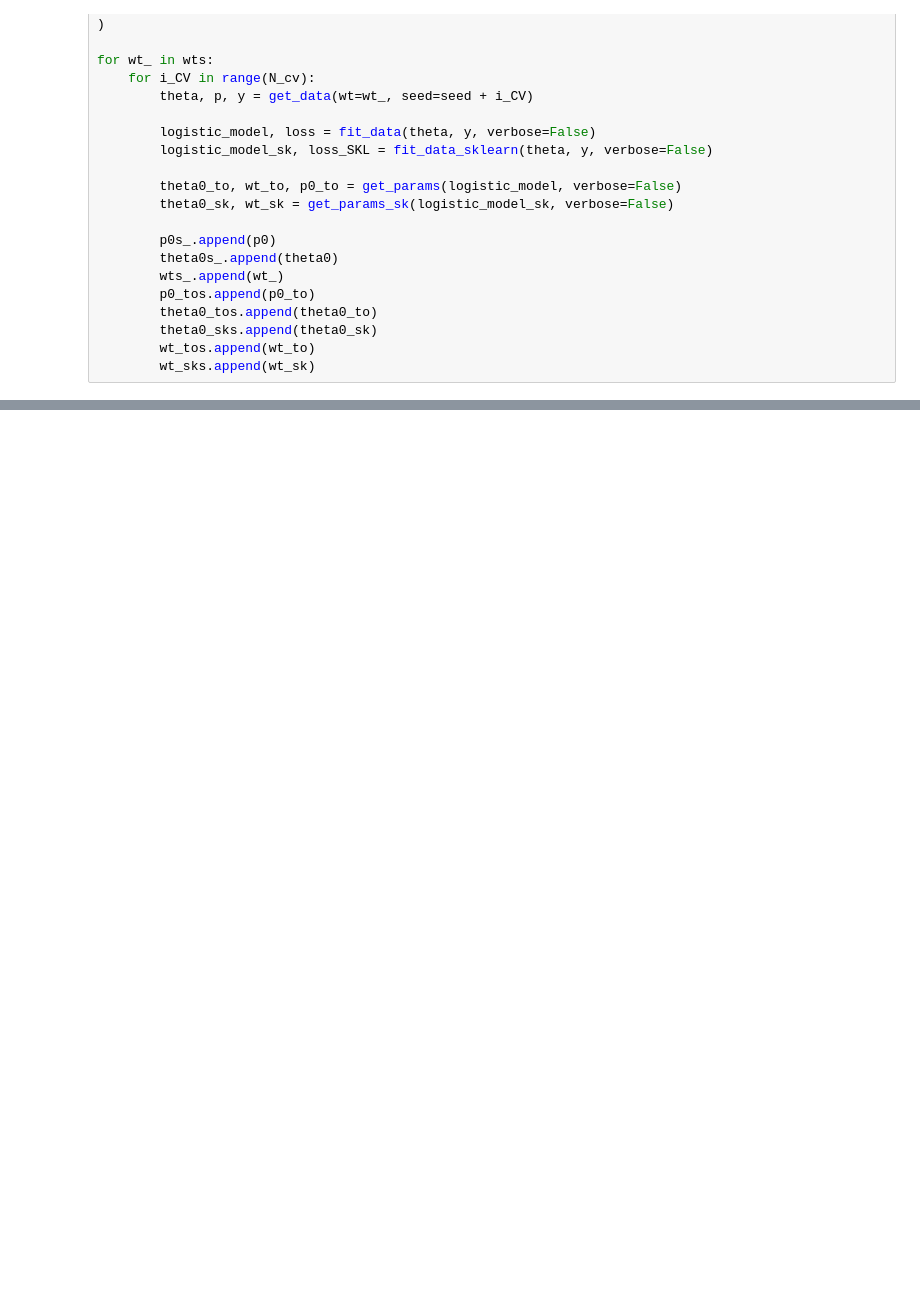
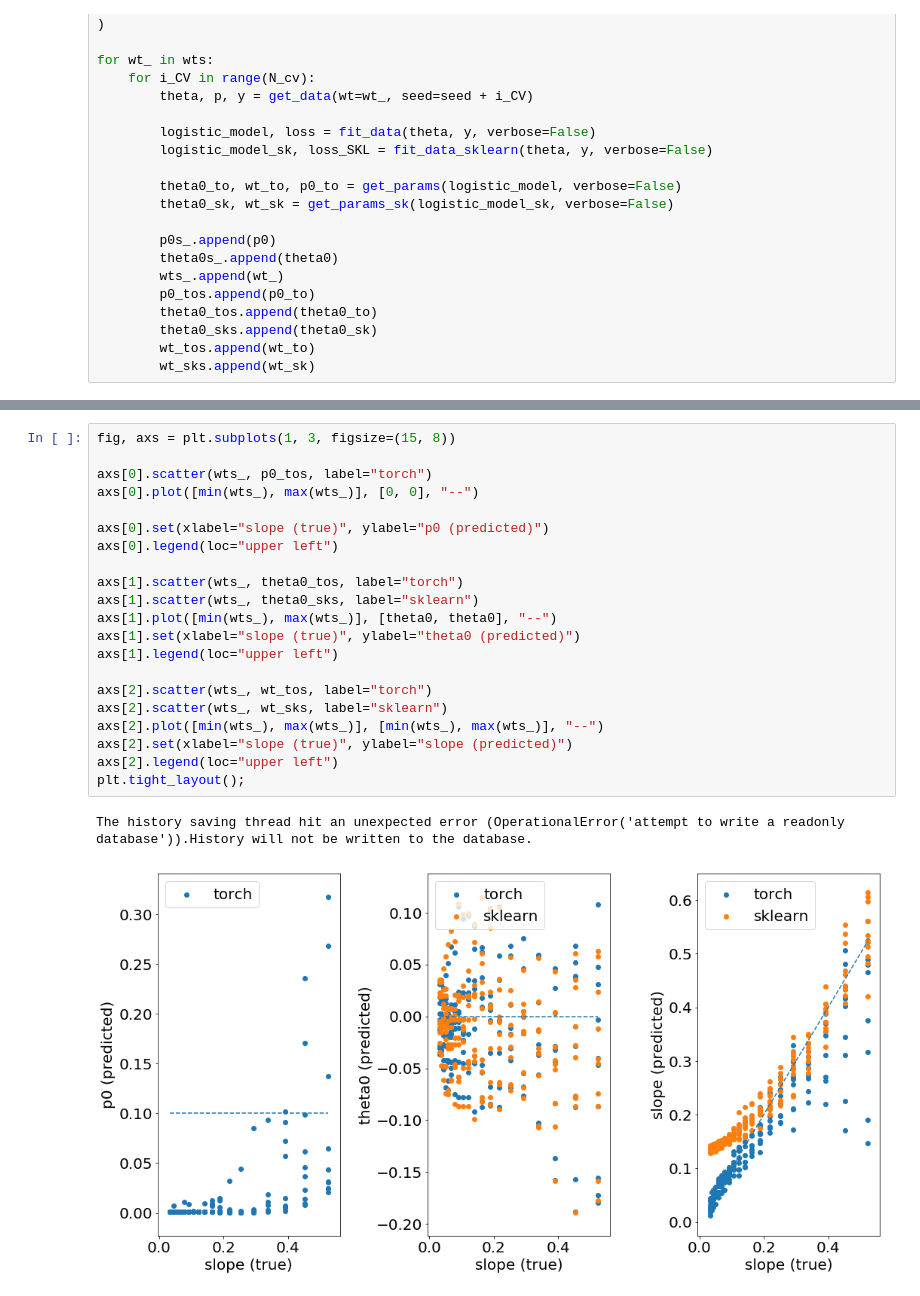
Before and after one commit to jennafradin/MSc-Internship, a Jupyter notebook: Notebooks/W13/10_theory-fitting_psychometric.ipynb, the cells around one changed output, grey strips where cells are left out. Saved outputs shown, nothing was run; the diff lists cells and outputs as text; blank space fills up the shorter version.

```diff
--- a/Notebooks/W13/10_theory-fitting_psychometric.ipynb
+++ b/Notebooks/W13/10_theory-fitting_psychometric.ipynb
@@ -1022,0 +1129,24 @@ plt.tight_layout();
+# %%
+fig, axs = plt.subplots(1, 3, figsize=(15, 8))
+
+axs[0].scatter(wts_, p0_tos, label="torch")
+axs[0].plot([min(wts_), max(wts_)], [0, 0], "--")
+
+axs[0].set(xlabel="slope (true)", ylabel="p0 (predicted)")
+axs[0].legend(loc="upper left")
+
+axs[1].scatter(wts_, theta0_tos, label="torch")
+axs[1].scatter(wts_, theta0_sks, label="sklearn")
+axs[1].plot([min(wts_), max(wts_)], [theta0, theta0], "--")
+axs[1].set(xlabel="slope (true)", ylabel="theta0 (predicted)")
+axs[1].legend(loc="upper left")
+
+axs[2].scatter(wts_, wt_tos, label="torch")
+axs[2].scatter(wts_, wt_sks, label="sklearn")
+axs[2].plot([min(wts_), max(wts_)], [min(wts_), max(wts_)], "--")
+axs[2].set(xlabel="slope (true)", ylabel="slope (predicted)")
+axs[2].legend(loc="upper left")
+plt.tight_layout();
+# %% [output]
+The history saving thread hit an unexpected error (OperationalError('attempt to write a readonly database')).History will not be written to the database.
+[figure, added]
```
Also changed, not shown: parts of 58 cells of this notebook.
